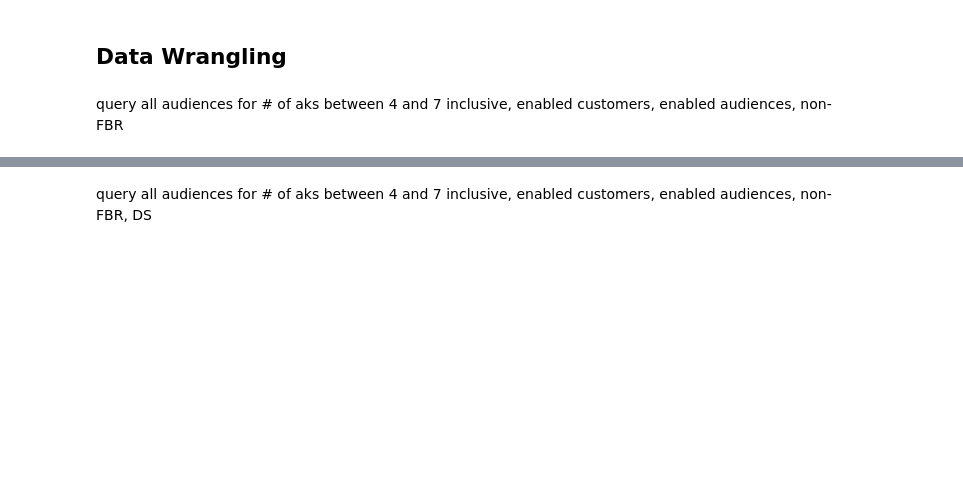
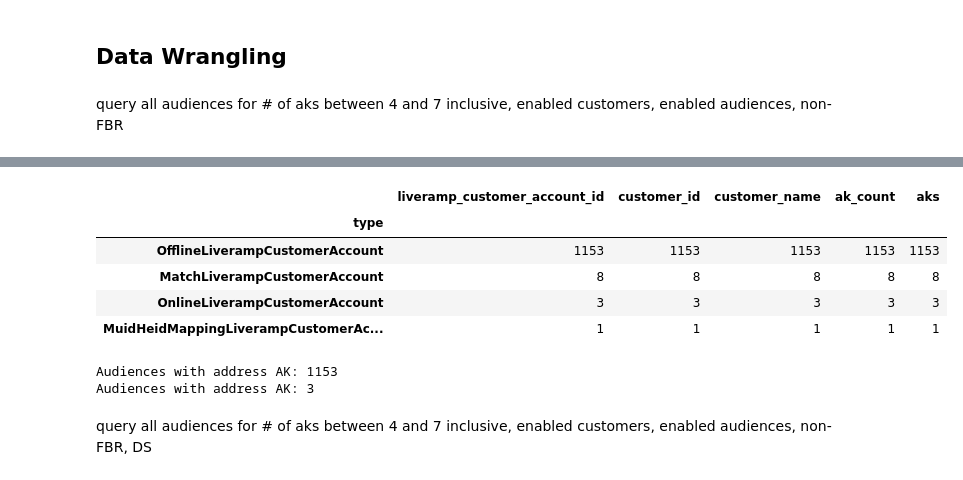
Before and after one commit to anthonylschultz/Product-Investigations, a Jupyter notebook: Audience Key analysis/results.ipynb, the cells around one changed output, grey strips where cells are left out. Saved outputs shown, nothing was run; the diff lists cells and outputs as text; code cells hidden in the pictures; blank space fills up the shorter version.

```diff
--- a/Audience Key analysis/results.ipynb
+++ b/Audience Key analysis/results.ipynb
@@ -1264,6 +1335,7 @@ online audiences w/ak = address -> 0
 query all audiences for # of aks between 4 and 7 inclusive, enabled customers, enabled audiences, non-FBR
 # %%
 sql = """
+
 SELECT
   audience_key_labels.liveramp_customer_account_id,
   customers.id AS customer_id,
@@ -1302,4 +1374,10 @@ HAVING
 ORDER BY
   ak_count DESC
 """
+x = datetime.datetime.now()
+print("Last data pull:", x)
+
 address_aks = pandas_gbq.read_gbq(sql, project_id='liveramp-ts-bigquery')
+address_aks_aud_types = address_aks.groupby("type").count().sort_values(by=['liveramp_customer_account_id'], ascending = False)
+address_aks_aud_types
+# %% [output]
@@ -1305,0 +1385,6 @@ address_aks = pandas_gbq.read_gbq(sql, project_id='liveramp-ts-bigquery')
+|  | liveramp_customer_account_id | customer_id | customer_name | ak_count | aks |
+| type |  |  |  |  |  |
+| OfflineLiverampCustomerAccount | 1153 | 1153 | 1153 | 1153 | 1153 |
+| MatchLiverampCustomerAccount | 8 | 8 | 8 | 8 | 8 |
+| OnlineLiverampCustomerAccount | 3 | 3 | 3 | 3 | 3 |
+| MuidHeidMappingLiverampCustomerAc... | 1 | 1 | 1 | 1 | 1 |
@@ -1310,3 +1391,12 @@ address_aks.head(5)
+# %%
+AK_address_auds_offline = address_aks_aud_types["liveramp_customer_account_id"][0]
+AK_address_auds_online = address_aks_aud_types["liveramp_customer_account_id"][2]
+
+print("Audiences with address AK:", AK_address_auds_offline)
+print("Audiences with address AK:", AK_address_auds_online)
+# %% [output]
+Audiences with address AK: 1153
+Audiences with address AK: 3
 # %% [markdown]
 query all audiences for # of aks between 4 and 7 inclusive, enabled customers, enabled audiences, non-FBR, DS
 # %%
```
Also changed, not shown: parts of 37 cells of this notebook.
